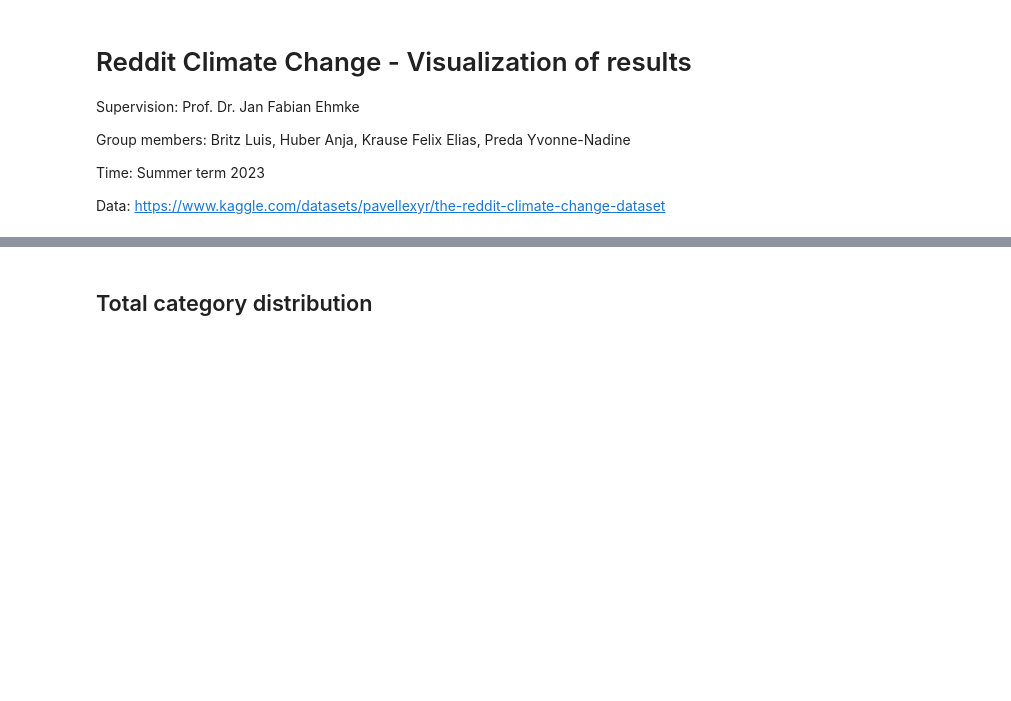
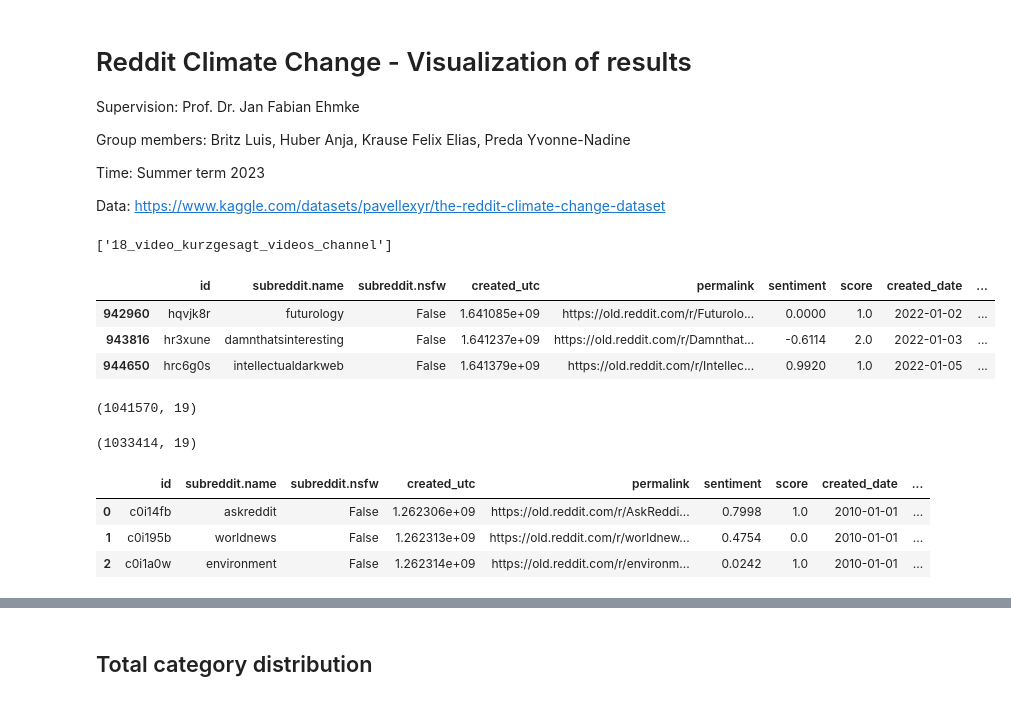
Before and after one commit to anjaghub/datascience_project_2023, a Jupyter notebook: 5_visualizations.ipynb, the cells around one changed output, grey strips where cells are left out. Cells and saved outputs as stored; diff of their text form; code cells hidden in the pictures; blank space fills up the shorter version.

```diff
--- a/5_visualizations.ipynb
+++ b/5_visualizations.ipynb
@@ -21,3 +22,23 @@ cmap = pltc.LinearSegmentedColormap.from_list("", ["#01353B", "#8AE3ED"])
 color = "#006871"
 # %%
 df = pd.read_csv("data/comments_final_labels.csv", header=0, index_col=0)
+# %%
+[i for i in df.topic_name.unique() if "kurzgesagt" in i]
+# %% [output]
+['18_video_kurzgesagt_videos_channel']
+# %%
+df[[True if "kurzgesagt" in i else False for i in df.topic_name]].head(3)
+# %% [output]
+|  | id | subreddit.name | subreddit.nsfw | created_utc | permalink | sentiment | score | created_date | ... |
+| 942960 | hqvjk8r | futurology | False | 1.641085e+09 | https://old.reddit.com/r/Futurolo... | 0.0000 | 1.0 | 2022-01-02 | ... |
+| 943816 | hr3xune | damnthatsinteresting | False | 1.641237e+09 | https://old.reddit.com/r/Damnthat... | -0.6114 | 2.0 | 2022-01-03 | ... |
+| 944650 | hrc6g0s | intellectualdarkweb | False | 1.641379e+09 | https://old.reddit.com/r/Intellec... | 0.9920 | 1.0 | 2022-01-05 | ... |
+# %%
+df.shape
+# %% [output]
+(1041570, 19)
+# %%
+df = df[[False if "political climate" in i else True for i in df.body_clean_full]]
+df.shape
+# %% [output]
+(1033414, 19)
@@ -23,0 +47,7 @@ df = pd.read_csv("data/comments_final_labels.csv", header=0, index_col=0)
+# %%
+df.head(3)
+# %% [output]
+|  | id | subreddit.name | subreddit.nsfw | created_utc | permalink | sentiment | score | created_date | ... |
+| 0 | c0i14fb | askreddit | False | 1.262306e+09 | https://old.reddit.com/r/AskReddi... | 0.7998 | 1.0 | 2010-01-01 | ... |
+| 1 | c0i195b | worldnews | False | 1.262313e+09 | https://old.reddit.com/r/worldnew... | 0.4754 | 0.0 | 2010-01-01 | ... |
+| 2 | c0i1a0w | environment | False | 1.262314e+09 | https://old.reddit.com/r/environm... | 0.0242 | 1.0 | 2010-01-01 | ... |
```
Also changed, not shown: parts of 8 cells of this notebook.
